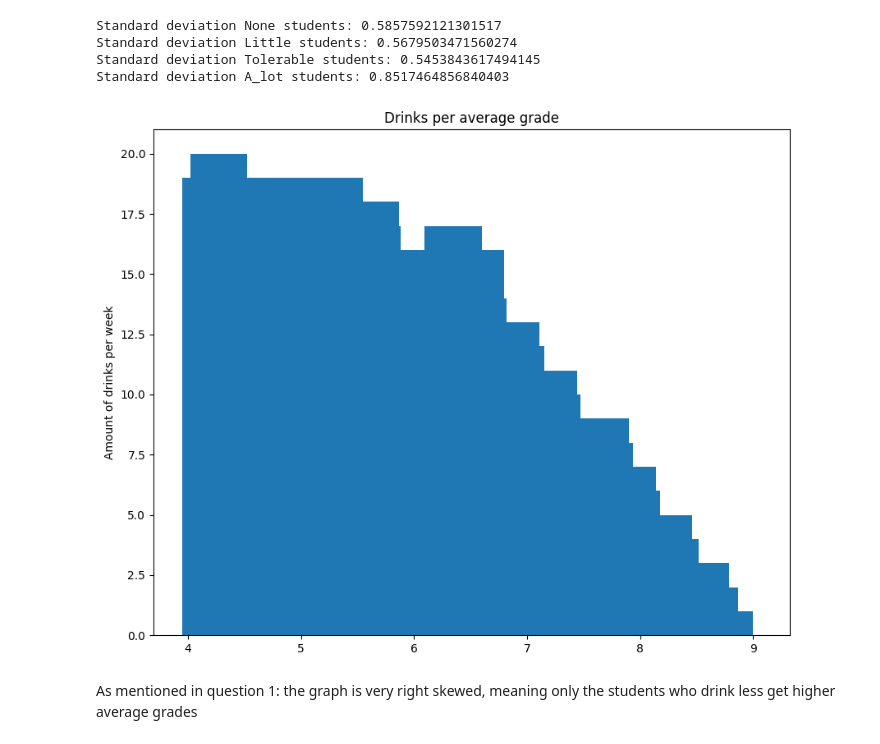
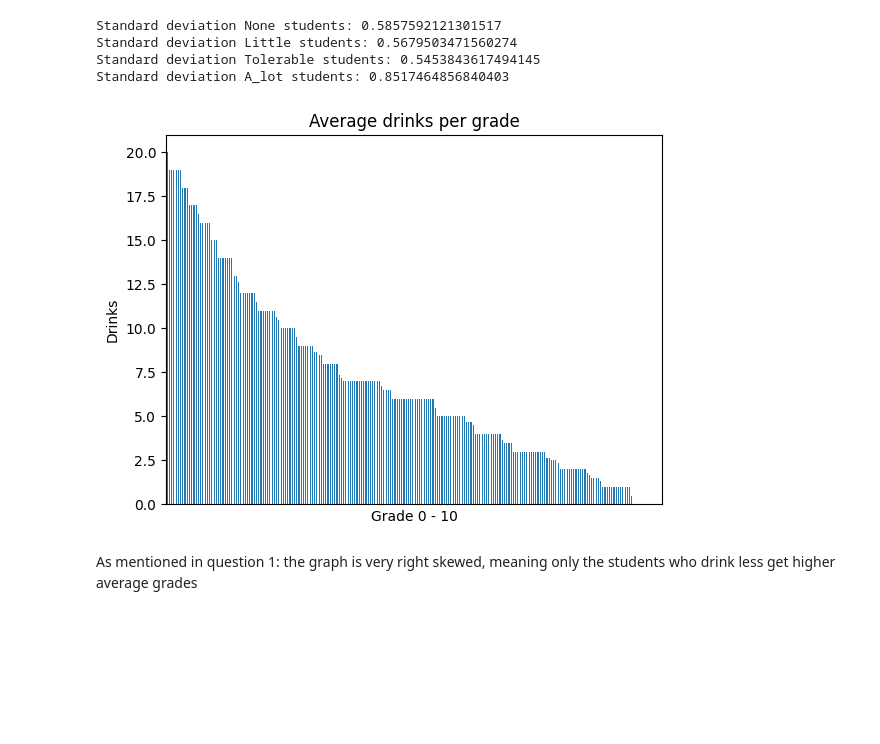
Before and after one commit to Kianvnh/TEST, a Jupyter notebook: Math/Resit math/Final resit math.ipynb, the cells around one changed output. Cells and saved outputs as stored; diff of their text form; code cells hidden in the pictures; blank space fills up the shorter version.

```diff
--- a/Math/Resit math/Final resit math.ipynb
+++ b/Math/Resit math/Final resit math.ipynb
@@ -226,14 +222,14 @@ Standard deviation None students: 0.5857592121301517
 Standard deviation Little students: 0.5679503471560274
 Standard deviation Tolerable students: 0.5453843617494145
 Standard deviation A_lot students: 0.8517464856840403
-# %%
-plt.figure(figsize=(10, 8))
-plt.title('Drinks per average grade')
-plt.ylabel('Amount of drinks per week')
-plt.bar(x_ag,y,width=0.5)
-plt.show()
-# %% [output]
-[figure, removed]
+# %%
+average_drinks_per_grade = df.groupby('avg_grade')['drinks'].mean()
+drinks_grade_sorted = average_drinks_per_grade.sort_values(ascending=False)
+drinks_grade_sorted.plot(kind='bar', title='Average drinks per grade', xlabel='Grade 0 - 10', ylabel='Drinks')
+plt.xticks([])
+plt.show()
+# %% [output]
+[figure, added]
 # %% [markdown]
 As mentioned in question 1: the graph is very right skewed, meaning only the students who drink less get higher average grades
 # %% [markdown]
```
Also changed, not shown: parts of 21 cells of this notebook.
